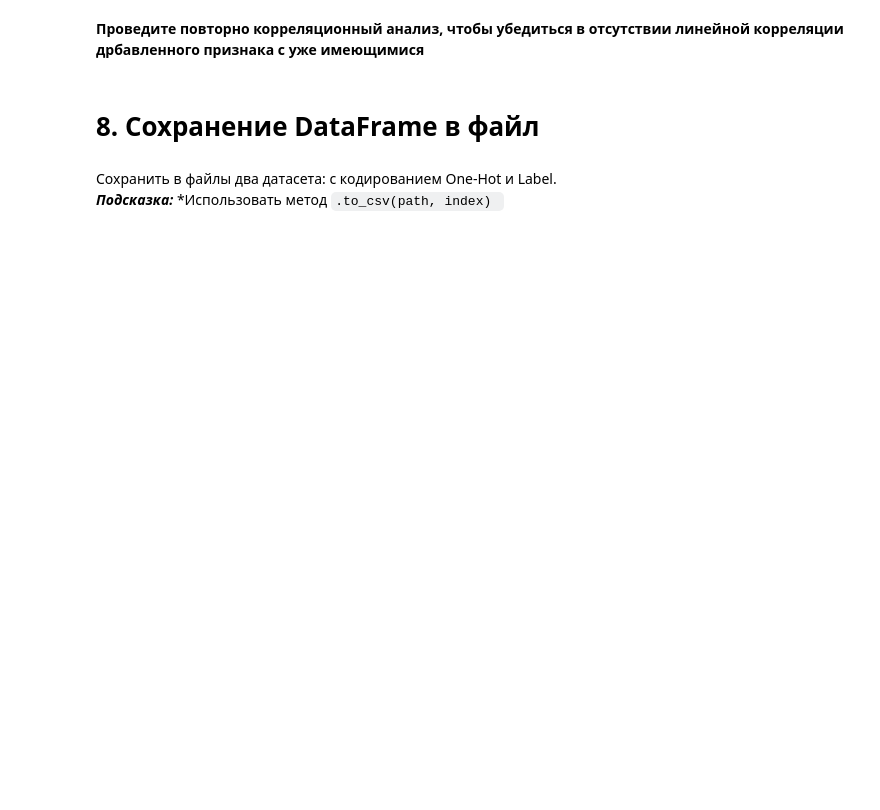
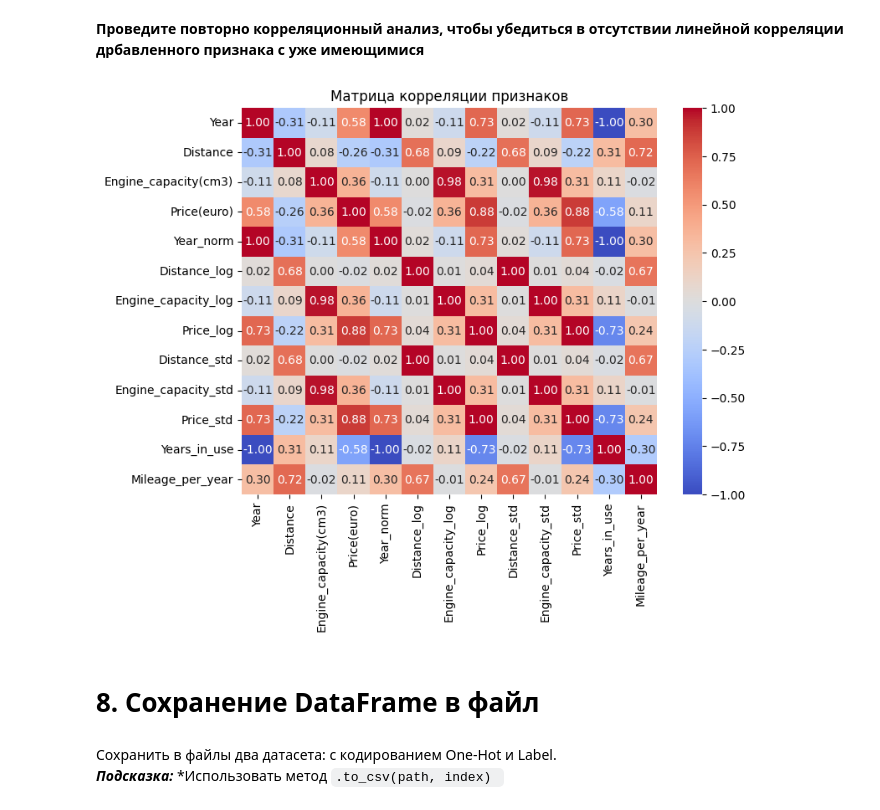
Before and after one commit to Mshkss/Study, a Jupyter notebook: Python/AI basics/P2/Task2_Сars_Empty.ipynb, the cells around one changed output. Cells and saved outputs as stored; diff of their text form; code cells hidden in the pictures; blank space fills up the shorter version.

```diff
--- a/Python/AI basics/P2/Task2_Сars_Empty.ipynb
+++ b/Python/AI basics/P2/Task2_Сars_Empty.ipynb
@@ -449,0 +564,11 @@ sns.pairplot(data = df,  # какой датафрейм используем
+# %%
+# Исправленный код с использованием .loc
+cleandataset.loc[:, "Years_in_use"] = 2024 - cleandataset["Year"]
+cleandataset.loc[:, "Years_in_use"] = cleandataset["Years_in_use"].clip(lower=1)
+cleandataset.loc[:, "Mileage_per_year"] = (
+    cleandataset["Distance"] / cleandataset["Years_in_use"]
+)
+
+# Проверка
+print(cleandataset[["Year", "Distance", "Years_in_use", "Mileage_per_year"]].head())
+print(cleandataset["Mileage_per_year"].describe())
@@ -454,3 +593,11 @@ sns.pairplot(data = df,  # какой датафрейм используем
+# %%
+corr_matrix = cleandataset.corr(numeric_only=True)
+plt.figure(figsize=(8, 6))
+sns.heatmap(corr_matrix, annot=True, cmap="coolwarm", fmt=".2f")
+plt.title("Матрица корреляции признаков")
+plt.show()
+# %% [output]
+[figure, added]
 # %% [markdown]
 # 8. Сохранение DataFrame в файл
 # %% [markdown]
```
Also changed, not shown: parts of 17 cells of this notebook, 3 other files.
